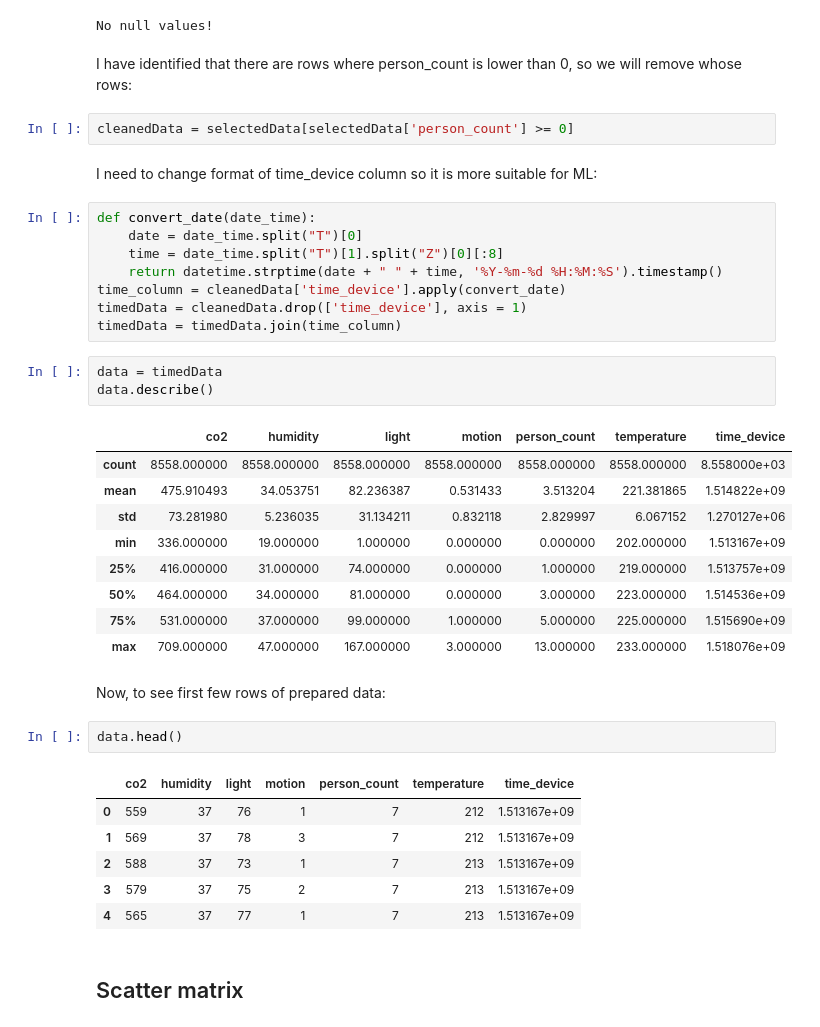
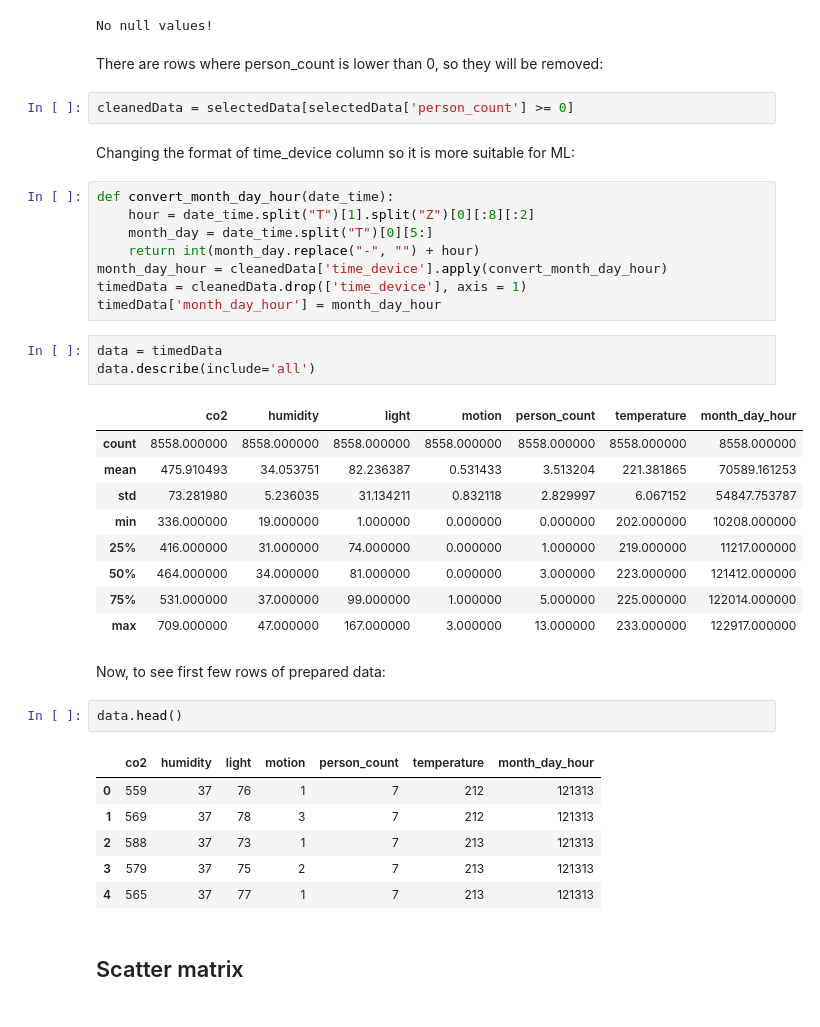
Before and after one commit to ChaosNik/Predicting-the-number-of-people-in-a-room, a Jupyter notebook: Practical part/Procjena broja osoba u prostoriji.ipynb, the cells around one changed output. Cells and saved outputs as stored; diff of their text form.

```diff
--- a/Practical part/Procjena broja osoba u prostoriji.ipynb
+++ b/Practical part/Procjena broja osoba u prostoriji.ipynb
@@ -106,43 +107,43 @@ else:
 # %% [output]
 No null values!
 # %% [markdown]
-I have identified that there are rows where person_count is lower than 0, so we will remove whose rows:
+There are rows where person_count is lower than 0, so they will be removed:
 # %%
 cleanedData = selectedData[selectedData['person_count'] >= 0]
 # %% [markdown]
-I need to change format of time_device column so it is more suitable for ML:
+Changing the format of time_device column so it is more suitable for ML:
 # %%
-def convert_date(date_time):
-    date = date_time.split("T")[0]
-    time = date_time.split("T")[1].split("Z")[0][:8]
-    return datetime.strptime(date + " " + time, '%Y-%m-%d %H:%M:%S').timestamp()
-time_column = cleanedData['time_device'].apply(convert_date)
+def convert_month_day_hour(date_time):
+    hour = date_time.split("T")[1].split("Z")[0][:8][:2]
+    month_day = date_time.split("T")[0][5:]
+    return int(month_day.replace("-", "") + hour)
+month_day_hour = cleanedData['time_device'].apply(convert_month_day_hour)
 timedData = cleanedData.drop(['time_device'], axis = 1)
-timedData = timedData.join(time_column)
+timedData['month_day_hour'] = month_day_hour
 # %%
 data = timedData
-data.describe()
+data.describe(include='all')
 # %% [output]
-|  | co2 | humidity | light | motion | person_count | temperature | time_device |
-| count | 8558.000000 | 8558.000000 | 8558.000000 | 8558.000000 | 8558.000000 | 8558.000000 | 8.558000e+03 |
-| mean | 475.910493 | 34.053751 | 82.236387 | 0.531433 | 3.513204 | 221.381865 | 1.514822e+09 |
-| std | 73.281980 | 5.236035 | 31.134211 | 0.832118 | 2.829997 | 6.067152 | 1.270127e+06 |
-| min | 336.000000 | 19.000000 | 1.000000 | 0.000000 | 0.000000 | 202.000000 | 1.513167e+09 |
-| 25% | 416.000000 | 31.000000 | 74.000000 | 0.000000 | 1.000000 | 219.000000 | 1.513757e+09 |
-| 50% | 464.000000 | 34.000000 | 81.000000 | 0.000000 | 3.000000 | 223.000000 | 1.514536e+09 |
-| 75% | 531.000000 | 37.000000 | 99.000000 | 1.000000 | 5.000000 | 225.000000 | 1.515690e+09 |
-| max | 709.000000 | 47.000000 | 167.000000 | 3.000000 | 13.000000 | 233.000000 | 1.518076e+09 |
+|  | co2 | humidity | light | motion | person_count | temperature | month_day_hour |
+| count | 8558.000000 | 8558.000000 | 8558.000000 | 8558.000000 | 8558.000000 | 8558.000000 | 8558.000000 |
+| mean | 475.910493 | 34.053751 | 82.236387 | 0.531433 | 3.513204 | 221.381865 | 70589.161253 |
+| std | 73.281980 | 5.236035 | 31.134211 | 0.832118 | 2.829997 | 6.067152 | 54847.753787 |
+| min | 336.000000 | 19.000000 | 1.000000 | 0.000000 | 0.000000 | 202.000000 | 10208.000000 |
+| 25% | 416.000000 | 31.000000 | 74.000000 | 0.000000 | 1.000000 | 219.000000 | 11217.000000 |
+| 50% | 464.000000 | 34.000000 | 81.000000 | 0.000000 | 3.000000 | 223.000000 | 121412.000000 |
+| 75% | 531.000000 | 37.000000 | 99.000000 | 1.000000 | 5.000000 | 225.000000 | 122014.000000 |
+| max | 709.000000 | 47.000000 | 167.000000 | 3.000000 | 13.000000 | 233.000000 | 122917.000000 |
 # %% [markdown]
 Now, to see first few rows of prepared data:
 # %%
 data.head()
 # %% [output]
-|  | co2 | humidity | light | motion | person_count | temperature | time_device |
-| 0 | 559 | 37 | 76 | 1 | 7 | 212 | 1.513167e+09 |
-| 1 | 569 | 37 | 78 | 3 | 7 | 212 | 1.513167e+09 |
-| 2 | 588 | 37 | 73 | 1 | 7 | 213 | 1.513167e+09 |
-| 3 | 579 | 37 | 75 | 2 | 7 | 213 | 1.513167e+09 |
-| 4 | 565 | 37 | 77 | 1 | 7 | 213 | 1.513167e+09 |
+|  | co2 | humidity | light | motion | person_count | temperature | month_day_hour |
+| 0 | 559 | 37 | 76 | 1 | 7 | 212 | 121313 |
+| 1 | 569 | 37 | 78 | 3 | 7 | 212 | 121313 |
+| 2 | 588 | 37 | 73 | 1 | 7 | 213 | 121313 |
+| 3 | 579 | 37 | 75 | 2 | 7 | 213 | 121313 |
+| 4 | 565 | 37 | 77 | 1 | 7 | 213 | 121313 |
 # %% [markdown]
 ## Scatter matrix
 # %% [markdown]
```
Also changed, not shown: parts of 15 cells of this notebook, 2 other files.
